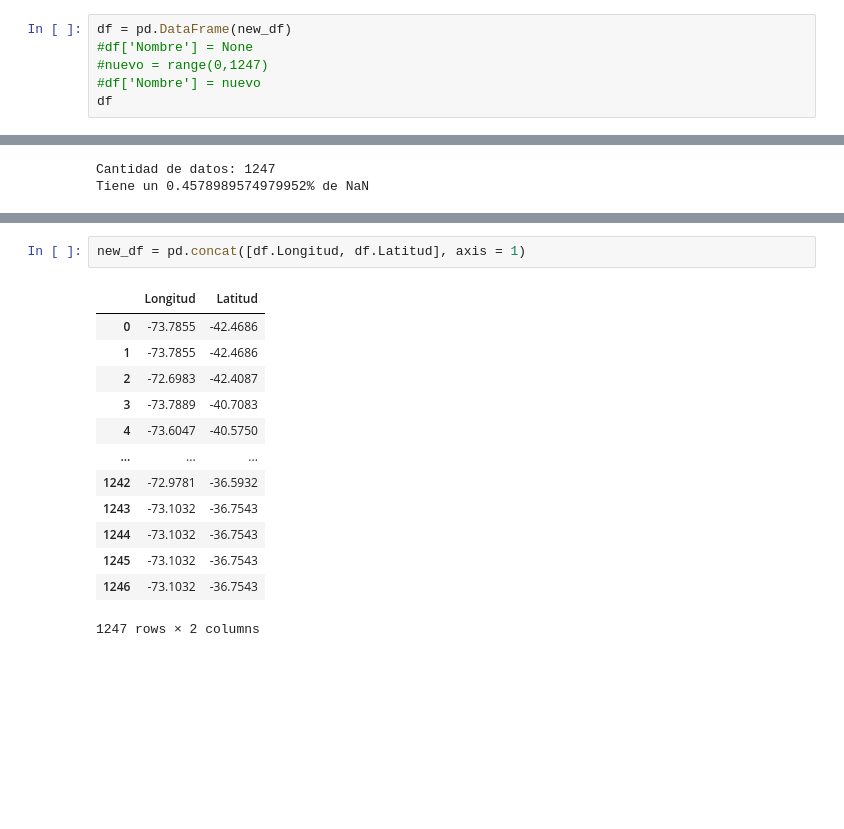
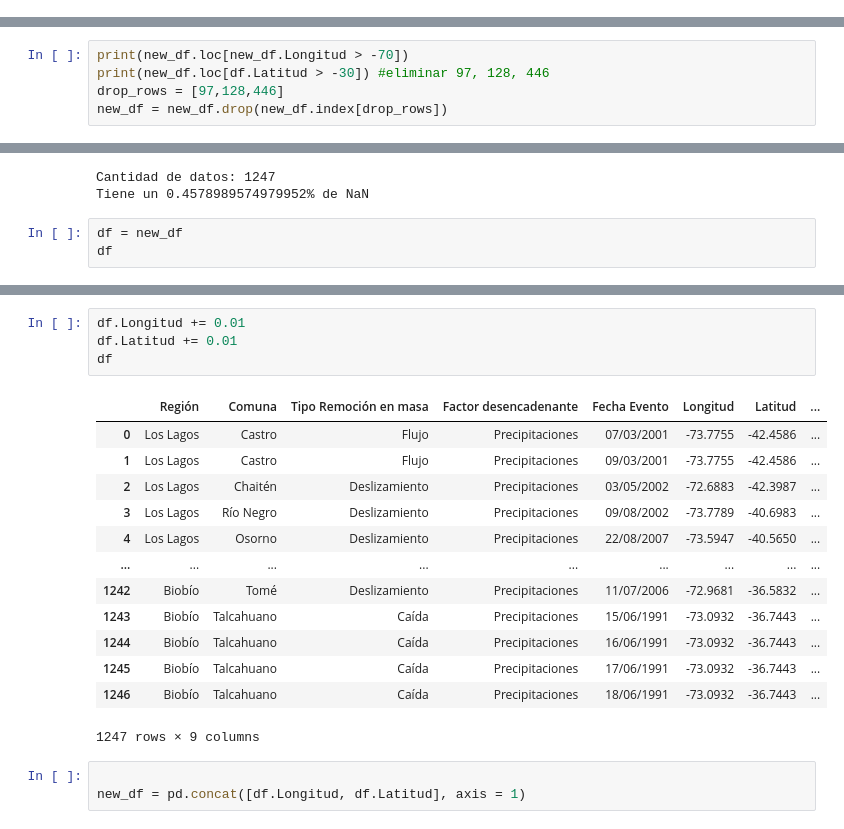
Before and after one commit to ManuelLabbe/script_geotiff_data_extraction, a Jupyter notebook: eda.ipynb, the cells around one changed output, grey strips where cells are left out. Drawn from its saved outputs; the diff is of its cells as text; blank space fills up the shorter version.

```diff
--- a/eda.ipynb
+++ b/eda.ipynb
@@ -129,9 +129,3 @@ valor = banda[x_][y_]
 #print('Valor:', type(valor))
 # %% [output]
 0.087
-# %%
-df = pd.DataFrame(new_df)
-#df['Nombre'] = None
-#nuevo = range(0,1247)
-#df['Nombre'] = nuevo
-df
@@ -179,0 +278,5 @@ new_df = pd.concat([df.Longitud, df.Latitud], axis = 1)
+# %%
+print(new_df.loc[new_df.Longitud > -70])
+print(new_df.loc[df.Latitud > -30]) #eliminar 97, 128, 446
+drop_rows = [97,128,446]
+new_df = new_df.drop(new_df.index[drop_rows])
@@ -222,3 +450,6 @@ print(f'Cantidad de datos: {len(new_col)}\nTiene un {porcentaje/len(new_col)}% d
 # %% [output]
 Cantidad de datos: 1247
 Tiene un 0.4578989574979952% de NaN
+# %%
+df = new_df
+df
@@ -225,16 +470,21 @@ Tiene un 0.4578989574979952% de NaN
+# %%
+df.Longitud += 0.01
+df.Latitud += 0.01
+df
+# %% [output]
+|  | Región | Comuna | Tipo Remoción en masa | Factor desencadenante | Fecha Evento | Longitud | Latitud | ... |
+| 0 | Los Lagos | Castro | Flujo | Precipitaciones | 07/03/2001 | -73.7755 | -42.4586 | ... |
+| 1 | Los Lagos | Castro | Flujo | Precipitaciones | 09/03/2001 | -73.7755 | -42.4586 | ... |
+| 2 | Los Lagos | Chaitén | Deslizamiento | Precipitaciones | 03/05/2002 | -72.6883 | -42.3987 | ... |
+| 3 | Los Lagos | Río Negro | Deslizamiento | Precipitaciones | 09/08/2002 | -73.7789 | -40.6983 | ... |
+| 4 | Los Lagos | Osorno | Deslizamiento | Precipitaciones | 22/08/2007 | -73.5947 | -40.5650 | ... |
+| ... | ... | ... | ... | ... | ... | ... | ... | ... |
+| 1242 | Biobío | Tomé | Deslizamiento | Precipitaciones | 11/07/2006 | -72.9681 | -36.5832 | ... |
+| 1243 | Biobío | Talcahuano | Caída | Precipitaciones | 15/06/1991 | -73.0932 | -36.7443 | ... |
+| 1244 | Biobío | Talcahuano | Caída | Precipitaciones | 16/06/1991 | -73.0932 | -36.7443 | ... |
+| 1245 | Biobío | Talcahuano | Caída | Precipitaciones | 17/06/1991 | -73.0932 | -36.7443 | ... |
+| 1246 | Biobío | Talcahuano | Caída | Precipitaciones | 18/06/1991 | -73.0932 | -36.7443 | ... |
+1247 rows × 9 columns
 # %%
+
 new_df = pd.concat([df.Longitud, df.Latitud], axis = 1)
-# %% [output]
-|  | Longitud | Latitud |
-| 0 | -73.7855 | -42.4686 |
-| 1 | -73.7855 | -42.4686 |
-| 2 | -72.6983 | -42.4087 |
-| 3 | -73.7889 | -40.7083 |
-| 4 | -73.6047 | -40.5750 |
-| ... | ... | ... |
-| 1242 | -72.9781 | -36.5932 |
-| 1243 | -73.1032 | -36.7543 |
-| 1244 | -73.1032 | -36.7543 |
-| 1245 | -73.1032 | -36.7543 |
-| 1246 | -73.1032 | -36.7543 |
-1247 rows × 2 columns
```
Also changed, not shown: parts of 26 cells of this notebook.
